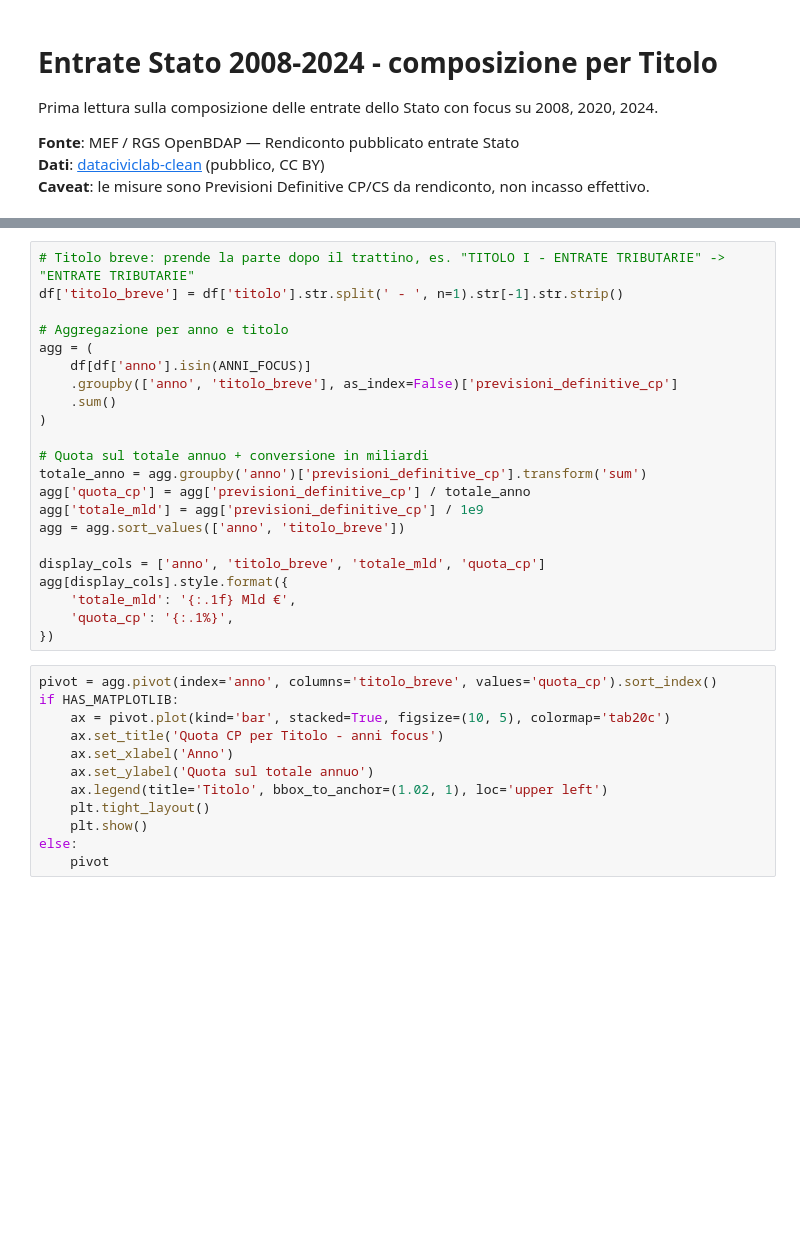
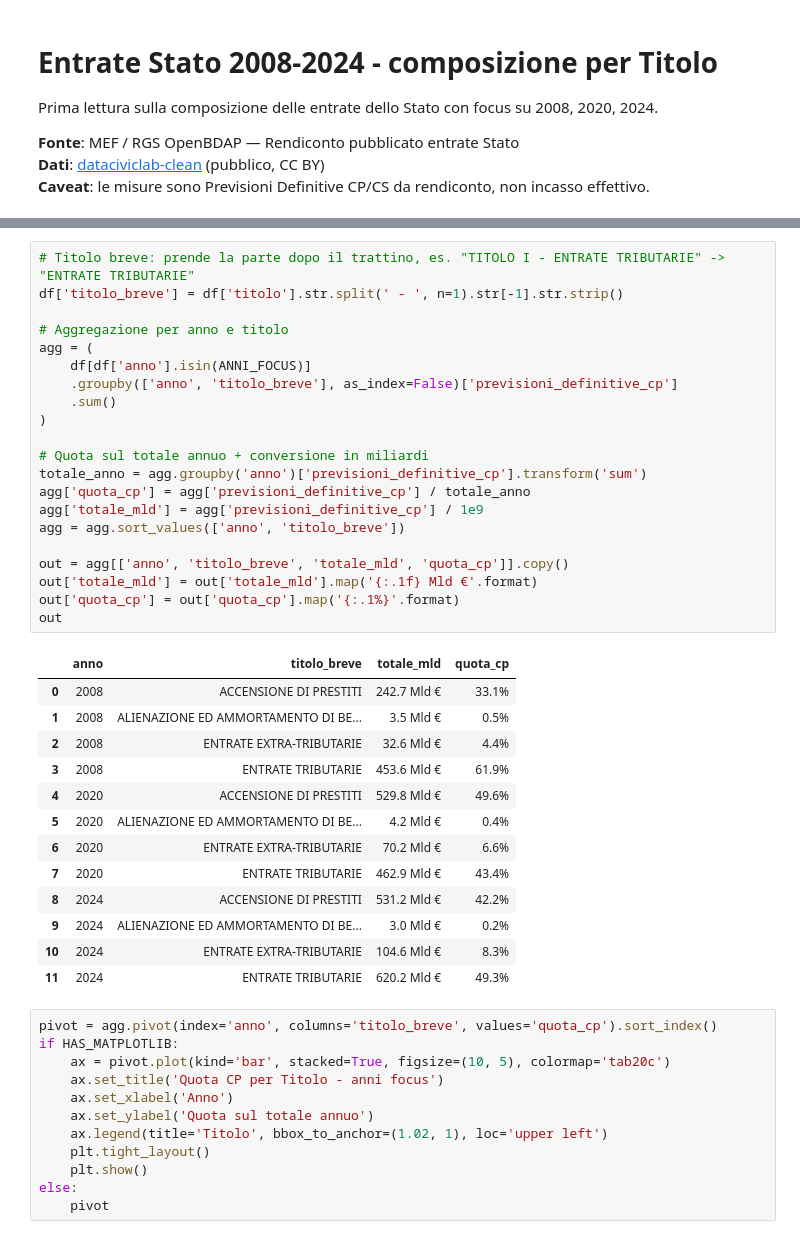
Before and after one commit to Gabrymi93/analisi-civiche, a Jupyter notebook: notebooks/bdap-entrate-stato/bdap_entrate_stato_composizione_v1.ipynb, the cells around one changed output, grey strips where cells are left out. Drawn from its saved outputs; the diff is of its cells as text; blank space fills up the shorter version.

Commit message:
notebooks: update execution counts and enhance output formatting in bdap-entrate-stato composizione v1

```diff
--- a/notebooks/bdap-entrate-stato/bdap_entrate_stato_composizione_v1.ipynb
+++ b/notebooks/bdap-entrate-stato/bdap_entrate_stato_composizione_v1.ipynb
@@ -31,25 +31,38 @@ df.head()
 # %%
 # Titolo breve: prende la parte dopo il trattino, es. "TITOLO I - ENTRATE TRIBUTARIE" -> "ENTRATE TRIBUTARIE"
 df['titolo_breve'] = df['titolo'].str.split(' - ', n=1).str[-1].str.strip()
 
 # Aggregazione per anno e titolo
 agg = (
     df[df['anno'].isin(ANNI_FOCUS)]
     .groupby(['anno', 'titolo_breve'], as_index=False)['previsioni_definitive_cp']
     .sum()
 )
 
 # Quota sul totale annuo + conversione in miliardi
 totale_anno = agg.groupby('anno')['previsioni_definitive_cp'].transform('sum')
 agg['quota_cp'] = agg['previsioni_definitive_cp'] / totale_anno
 agg['totale_mld'] = agg['previsioni_definitive_cp'] / 1e9
 agg = agg.sort_values(['anno', 'titolo_breve'])
 
-display_cols = ['anno', 'titolo_breve', 'totale_mld', 'quota_cp']
-agg[display_cols].style.format({
-    'totale_mld': '{:.1f} Mld €',
-    'quota_cp': '{:.1%}',
-})
+out = agg[['anno', 'titolo_breve', 'totale_mld', 'quota_cp']].copy()
+out['totale_mld'] = out['totale_mld'].map('{:.1f} Mld €'.format)
+out['quota_cp'] = out['quota_cp'].map('{:.1%}'.format)
+out
+# %% [output]
+|  | anno | titolo_breve | totale_mld | quota_cp |
+| 0 | 2008 | ACCENSIONE DI PRESTITI | 242.7 Mld € | 33.1% |
+| 1 | 2008 | ALIENAZIONE ED AMMORTAMENTO DI BE... | 3.5 Mld € | 0.5% |
+| 2 | 2008 | ENTRATE EXTRA-TRIBUTARIE | 32.6 Mld € | 4.4% |
+| 3 | 2008 | ENTRATE TRIBUTARIE | 453.6 Mld € | 61.9% |
+| 4 | 2020 | ACCENSIONE DI PRESTITI | 529.8 Mld € | 49.6% |
+| 5 | 2020 | ALIENAZIONE ED AMMORTAMENTO DI BE... | 4.2 Mld € | 0.4% |
+| 6 | 2020 | ENTRATE EXTRA-TRIBUTARIE | 70.2 Mld € | 6.6% |
+| 7 | 2020 | ENTRATE TRIBUTARIE | 462.9 Mld € | 43.4% |
+| 8 | 2024 | ACCENSIONE DI PRESTITI | 531.2 Mld € | 42.2% |
+| 9 | 2024 | ALIENAZIONE ED AMMORTAMENTO DI BE... | 3.0 Mld € | 0.2% |
+| 10 | 2024 | ENTRATE EXTRA-TRIBUTARIE | 104.6 Mld € | 8.3% |
+| 11 | 2024 | ENTRATE TRIBUTARIE | 620.2 Mld € | 49.3% |
 # %%
 pivot = agg.pivot(index='anno', columns='titolo_breve', values='quota_cp').sort_index()
 if HAS_MATPLOTLIB:
```
Also changed, not shown: parts of 1 cell of this notebook.
